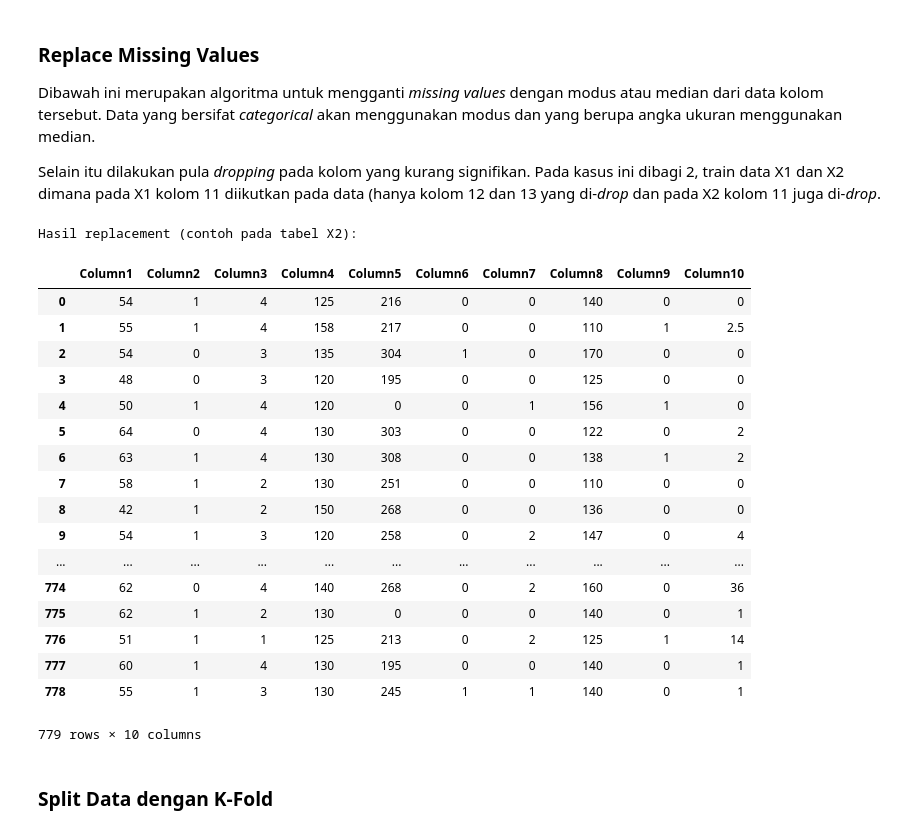
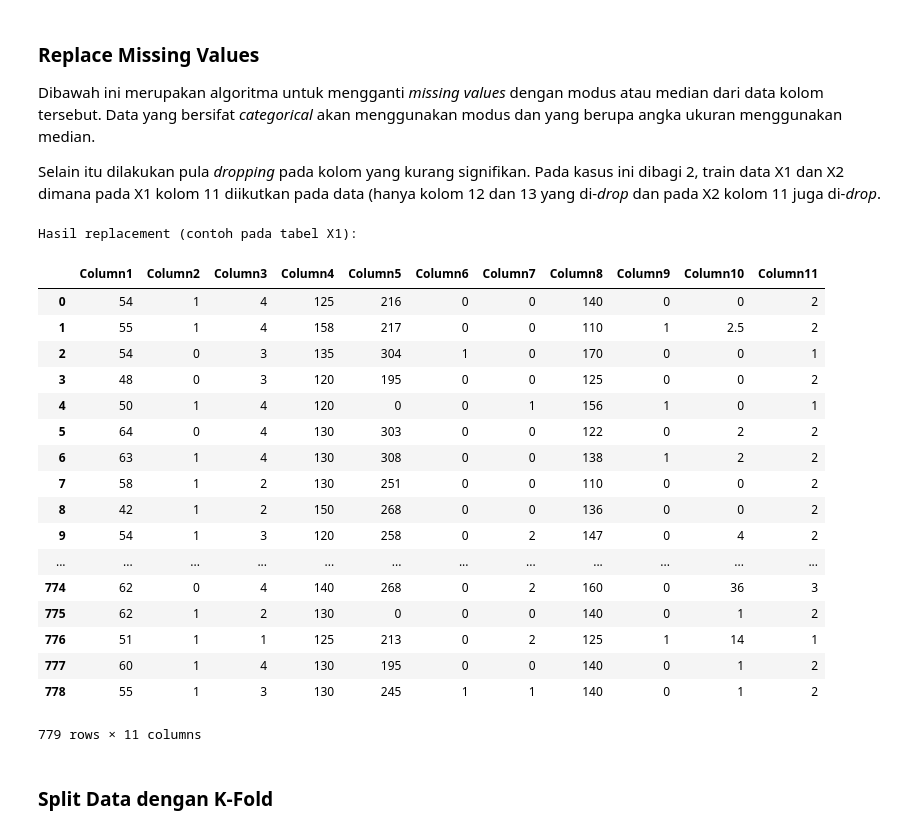
Before and after one commit to haifadhila/tubesHeartDisease, a Jupyter notebook: Tubes2A_13516018.ipynb, the cells around one changed output. Cells and saved outputs as stored; diff of their text form; code cells hidden in the pictures.

```diff
--- a/Tubes2A_13516018.ipynb
+++ b/Tubes2A_13516018.ipynb
@@ -72,45 +87,45 @@ Selain itu dilakukan pula *dropping* pada kolom yang kurang signifikan. Pada kas
 # %%
 # Replace all missing values to None
 train_data.replace({'?' : None, 'None' : None}, inplace=True)
 
 # Replace missing values per column
 train_data['Column4'].fillna(value = train_data['Column4'].median(),inplace=True)
 train_data['Column5'].fillna(value = train_data['Column5'].median(),inplace=True)
 train_data['Column6'].fillna(value = train_data['Column6'].mode()[0],inplace=True)
 train_data['Column7'].fillna(value = train_data['Column7'].mode()[0],inplace=True)
 train_data['Column8'].fillna(value = train_data['Column8'].median(),inplace=True)
 train_data['Column9'].fillna(value = train_data['Column9'].mode()[0],inplace=True)
 train_data['Column10'].fillna(value = train_data['Column10'].median(),inplace=True)
 train_data['Column11'].fillna(value = train_data['Column11'].mode()[0],inplace=True)
 train_data['Column12'].fillna(value = train_data['Column12'].mode()[0],inplace=True)
 train_data['Column13'].fillna(value = train_data['Column13'].mode()[0],inplace=True)
 
 train_data_X1 = train_data.drop(["Column14","Column12","Column13"], axis=1)
 train_data_X2 = train_data.drop(["Column14","Column12","Column13","Column11"], axis=1)
 train_data_y = train_data["Column14"]
 
-print("Hasil replacement (contoh pada tabel X2):")
-train_data_X2
+print("Hasil replacement (contoh pada tabel X1):")
+train_data_X1
 # %% [output]
-Hasil replacement (contoh pada tabel X2):
+Hasil replacement (contoh pada tabel X1):
-|  | Column1 | Column2 | Column3 | Column4 | Column5 | Column6 | Column7 | Column8 | Column9 | Column10 |
-| 0 | 54 | 1 | 4 | 125 | 216 | 0 | 0 | 140 | 0 | 0 |
-| 1 | 55 | 1 | 4 | 158 | 217 | 0 | 0 | 110 | 1 | 2.5 |
-| 2 | 54 | 0 | 3 | 135 | 304 | 1 | 0 | 170 | 0 | 0 |
-| 3 | 48 | 0 | 3 | 120 | 195 | 0 | 0 | 125 | 0 | 0 |
-| 4 | 50 | 1 | 4 | 120 | 0 | 0 | 1 | 156 | 1 | 0 |
-| 5 | 64 | 0 | 4 | 130 | 303 | 0 | 0 | 122 | 0 | 2 |
-| 6 | 63 | 1 | 4 | 130 | 308 | 0 | 0 | 138 | 1 | 2 |
-| 7 | 58 | 1 | 2 | 130 | 251 | 0 | 0 | 110 | 0 | 0 |
-| 8 | 42 | 1 | 2 | 150 | 268 | 0 | 0 | 136 | 0 | 0 |
-| 9 | 54 | 1 | 3 | 120 | 258 | 0 | 2 | 147 | 0 | 4 |
-| ... | ... | ... | ... | ... | ... | ... | ... | ... | ... | ... |
-| 774 | 62 | 0 | 4 | 140 | 268 | 0 | 2 | 160 | 0 | 36 |
-| 775 | 62 | 1 | 2 | 130 | 0 | 0 | 0 | 140 | 0 | 1 |
-| 776 | 51 | 1 | 1 | 125 | 213 | 0 | 2 | 125 | 1 | 14 |
-| 777 | 60 | 1 | 4 | 130 | 195 | 0 | 0 | 140 | 0 | 1 |
-| 778 | 55 | 1 | 3 | 130 | 245 | 1 | 1 | 140 | 0 | 1 |
+|  | Column1 | Column2 | Column3 | Column4 | Column5 | Column6 | Column7 | Column8 | Column9 | Column10 | Column11 |
+| 0 | 54 | 1 | 4 | 125 | 216 | 0 | 0 | 140 | 0 | 0 | 2 |
+| 1 | 55 | 1 | 4 | 158 | 217 | 0 | 0 | 110 | 1 | 2.5 | 2 |
+| 2 | 54 | 0 | 3 | 135 | 304 | 1 | 0 | 170 | 0 | 0 | 1 |
+| 3 | 48 | 0 | 3 | 120 | 195 | 0 | 0 | 125 | 0 | 0 | 2 |
+| 4 | 50 | 1 | 4 | 120 | 0 | 0 | 1 | 156 | 1 | 0 | 1 |
+| 5 | 64 | 0 | 4 | 130 | 303 | 0 | 0 | 122 | 0 | 2 | 2 |
+| 6 | 63 | 1 | 4 | 130 | 308 | 0 | 0 | 138 | 1 | 2 | 2 |
+| 7 | 58 | 1 | 2 | 130 | 251 | 0 | 0 | 110 | 0 | 0 | 2 |
+| 8 | 42 | 1 | 2 | 150 | 268 | 0 | 0 | 136 | 0 | 0 | 2 |
+| 9 | 54 | 1 | 3 | 120 | 258 | 0 | 2 | 147 | 0 | 4 | 2 |
+| ... | ... | ... | ... | ... | ... | ... | ... | ... | ... | ... | ... |
+| 774 | 62 | 0 | 4 | 140 | 268 | 0 | 2 | 160 | 0 | 36 | 3 |
+| 775 | 62 | 1 | 2 | 130 | 0 | 0 | 0 | 140 | 0 | 1 | 2 |
+| 776 | 51 | 1 | 1 | 125 | 213 | 0 | 2 | 125 | 1 | 14 | 1 |
+| 777 | 60 | 1 | 4 | 130 | 195 | 0 | 0 | 140 | 0 | 1 | 2 |
+| 778 | 55 | 1 | 3 | 130 | 245 | 1 | 1 | 140 | 0 | 1 | 2 |
-779 rows × 10 columns
+779 rows × 11 columns
 # %% [markdown]
 ### Split Data dengan K-Fold
 # %%
```
Also changed, not shown: parts of 2 cells of this notebook.
